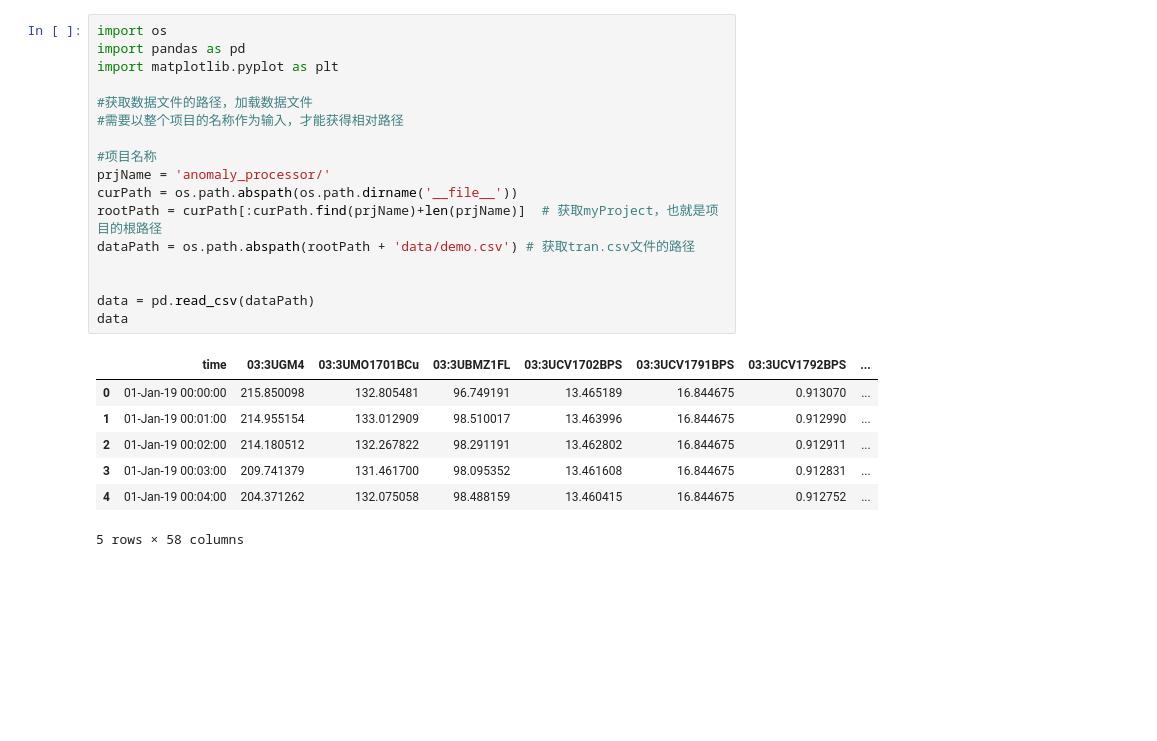
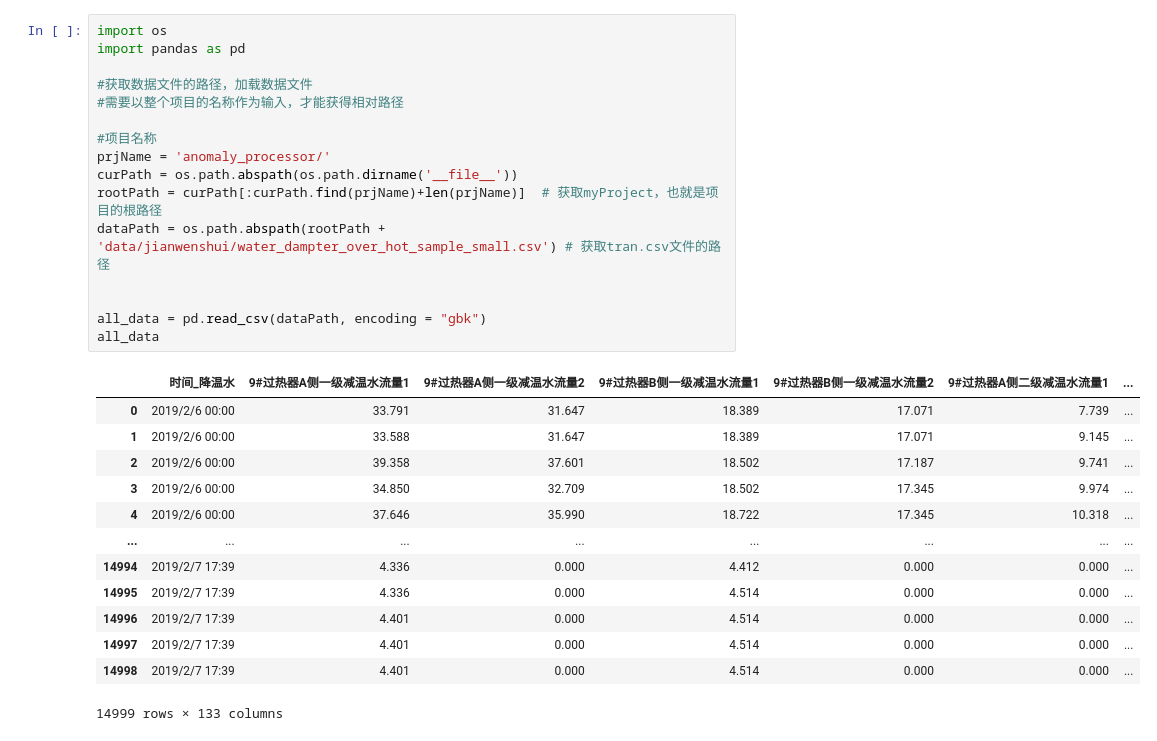
Before and after one commit to liuchen2018/anomaly_processor, a Jupyter notebook: com/lc/data_preprocess/demo_data_preprocess.ipynb, the cells around one changed output. Cells and saved outputs as stored; diff of their text form; blank space fills up the shorter version.

```diff
--- a/com/lc/data_preprocess/demo_data_preprocess.ipynb
+++ b/com/lc/data_preprocess/demo_data_preprocess.ipynb
@@ -1,25 +1,30 @@
 # %%
 import os
 import pandas as pd
-import matplotlib.pyplot as plt
 
 #获取数据文件的路径，加载数据文件
 #需要以整个项目的名称作为输入，才能获得相对路径
 
 #项目名称
 prjName = 'anomaly_processor/'
 curPath = os.path.abspath(os.path.dirname('__file__'))
 rootPath = curPath[:curPath.find(prjName)+len(prjName)]  # 获取myProject，也就是项目的根路径
-dataPath = os.path.abspath(rootPath + 'data/demo.csv') # 获取tran.csv文件的路径
+dataPath = os.path.abspath(rootPath + 'data/jianwenshui/water_dampter_over_hot_sample_small.csv') # 获取tran.csv文件的路径
 
 
-data = pd.read_csv(dataPath)
-data
+all_data = pd.read_csv(dataPath, encoding = "gbk")
+all_data
 # %% [output]
-|  | time | 03:3UGM4 | 03:3UMO1701BCu | 03:3UBMZ1FL | 03:3UCV1702BPS | 03:3UCV1791BPS | 03:3UCV1792BPS | ... |
-| 0 | 01-Jan-19 00:00:00 | 215.850098 | 132.805481 | 96.749191 | 13.465189 | 16.844675 | 0.913070 | ... |
-| 1 | 01-Jan-19 00:01:00 | 214.955154 | 133.012909 | 98.510017 | 13.463996 | 16.844675 | 0.912990 | ... |
-| 2 | 01-Jan-19 00:02:00 | 214.180512 | 132.267822 | 98.291191 | 13.462802 | 16.844675 | 0.912911 | ... |
-| 3 | 01-Jan-19 00:03:00 | 209.741379 | 131.461700 | 98.095352 | 13.461608 | 16.844675 | 0.912831 | ... |
-| 4 | 01-Jan-19 00:04:00 | 204.371262 | 132.075058 | 98.488159 | 13.460415 | 16.844675 | 0.912752 | ... |
+|  | 时间_降温水 | 9#过热器A侧一级减温水流量1 | 9#过热器A侧一级减温水流量2 | 9#过热器B侧一级减温水流量1 | 9#过热器B侧一级减温水流量2 | 9#过热器A侧二级减温水流量1 | ... |
+| 0 | 2019/2/6 00:00 | 33.791 | 31.647 | 18.389 | 17.071 | 7.739 | ... |
+| 1 | 2019/2/6 00:00 | 33.588 | 31.647 | 18.389 | 17.071 | 9.145 | ... |
+| 2 | 2019/2/6 00:00 | 39.358 | 37.601 | 18.502 | 17.187 | 9.741 | ... |
+| 3 | 2019/2/6 00:00 | 34.850 | 32.709 | 18.502 | 17.345 | 9.974 | ... |
+| 4 | 2019/2/6 00:00 | 37.646 | 35.990 | 18.722 | 17.345 | 10.318 | ... |
+| ... | ... | ... | ... | ... | ... | ... | ... |
+| 14994 | 2019/2/7 17:39 | 4.336 | 0.000 | 4.412 | 0.000 | 0.000 | ... |
+| 14995 | 2019/2/7 17:39 | 4.336 | 0.000 | 4.514 | 0.000 | 0.000 | ... |
+| 14996 | 2019/2/7 17:39 | 4.401 | 0.000 | 4.514 | 0.000 | 0.000 | ... |
+| 14997 | 2019/2/7 17:39 | 4.401 | 0.000 | 4.514 | 0.000 | 0.000 | ... |
+| 14998 | 2019/2/7 17:39 | 4.401 | 0.000 | 4.514 | 0.000 | 0.000 | ... |
-5 rows × 58 columns
+14999 rows × 133 columns
```
Also changed, not shown: parts of 1 cell of this notebook, 2 other files.
